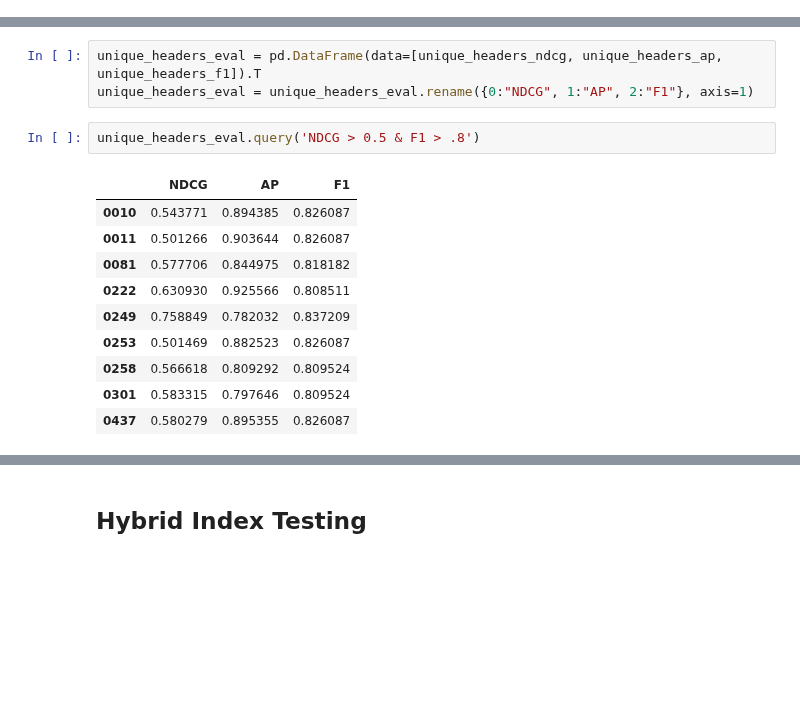
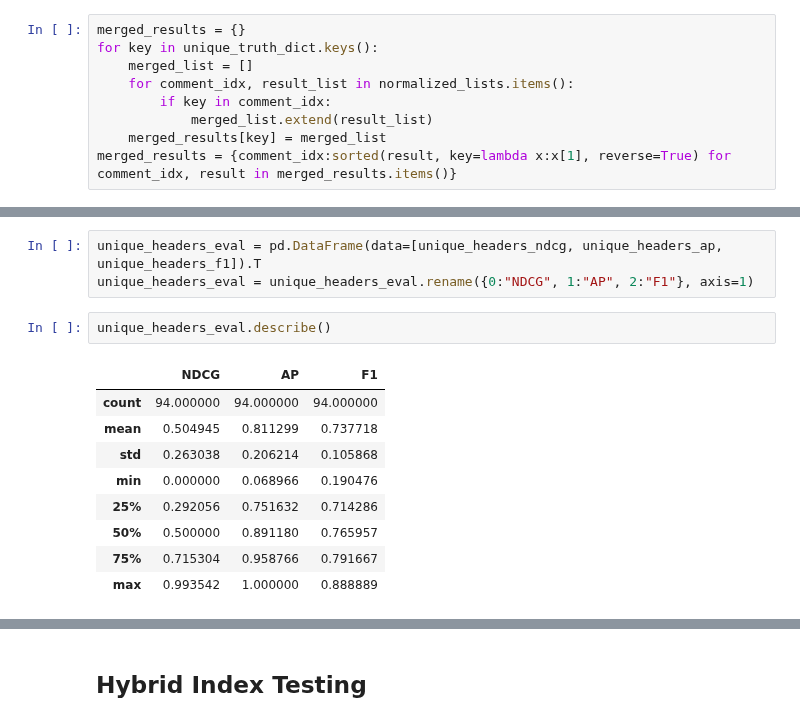
Before and after one commit to milanderson/LMI-Capstone-2020, a Jupyter notebook: comment_metadata.ipynb, the cells around one changed output, grey strips where cells are left out. Drawn from its saved outputs; the diff is of its cells as text; blank space fills up the shorter version.

```diff
--- a/comment_metadata.ipynb
+++ b/comment_metadata.ipynb
@@ -240,0 +137,9 @@ unique_header_results['0013_0']
+# %%
+merged_results = {}
+for key in unique_truth_dict.keys():
+    merged_list = []
+    for comment_idx, result_list in normalized_lists.items():
+        if key in comment_idx:
+            merged_list.extend(result_list)
+    merged_results[key] = merged_list
+merged_results = {comment_idx:sorted(result, key=lambda x:x[1], reverse=True) for comment_idx, result in merged_results.items()}
@@ -286,16 +195,15 @@ for (true_key, true_value), (es_key, es_value) in zip(unique_truth_dict_all.item
 # %%
 unique_headers_eval = pd.DataFrame(data=[unique_headers_ndcg, unique_headers_ap, unique_headers_f1]).T
 unique_headers_eval = unique_headers_eval.rename({0:"NDCG", 1:"AP", 2:"F1"}, axis=1)
-# %%
-unique_headers_eval.query('NDCG > 0.5 & F1 > .8')
-# %% [output]
-|  | NDCG | AP | F1 |
-| 0010 | 0.543771 | 0.894385 | 0.826087 |
-| 0011 | 0.501266 | 0.903644 | 0.826087 |
-| 0081 | 0.577706 | 0.844975 | 0.818182 |
-| 0222 | 0.630930 | 0.925566 | 0.808511 |
-| 0249 | 0.758849 | 0.782032 | 0.837209 |
-| 0253 | 0.501469 | 0.882523 | 0.826087 |
-| 0258 | 0.566618 | 0.809292 | 0.809524 |
-| 0301 | 0.583315 | 0.797646 | 0.809524 |
-| 0437 | 0.580279 | 0.895355 | 0.826087 |
+# %%
+unique_headers_eval.describe()
+# %% [output]
+|  | NDCG | AP | F1 |
+| count | 94.000000 | 94.000000 | 94.000000 |
+| mean | 0.504945 | 0.811299 | 0.737718 |
+| std | 0.263038 | 0.206214 | 0.105868 |
+| min | 0.000000 | 0.068966 | 0.190476 |
+| 25% | 0.292056 | 0.751632 | 0.714286 |
+| 50% | 0.500000 | 0.891180 | 0.765957 |
+| 75% | 0.715304 | 0.958766 | 0.791667 |
+| max | 0.993542 | 1.000000 | 0.888889 |
```
Also changed, not shown: parts of 43 cells of this notebook, 3 other files.
